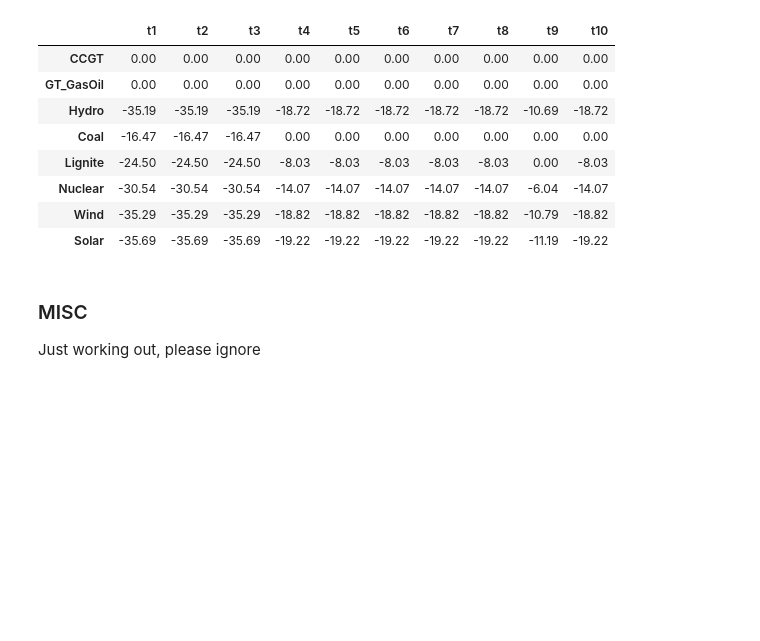
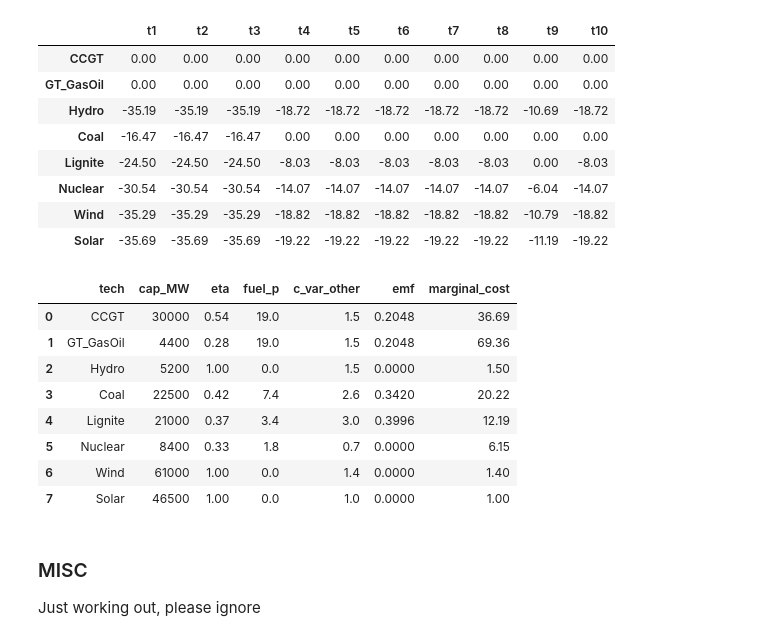
Before and after one commit to dh8sn8/Power-Plant-Dispatch, a Jupyter notebook: group_project.ipynb, the cells around one changed output. Saved outputs shown, nothing was run; the diff lists cells and outputs as text; code cells hidden in the pictures; blank space fills up the shorter version.

```diff
--- a/group_project.ipynb
+++ b/group_project.ipynb
@@ -269,6 +312,19 @@ dual_prices
 | Nuclear | -30.54 | -30.54 | -30.54 | -14.07 | -14.07 | -14.07 | -14.07 | -14.07 | -6.04 | -14.07 |
 | Wind | -35.29 | -35.29 | -35.29 | -18.82 | -18.82 | -18.82 | -18.82 | -18.82 | -10.79 | -18.82 |
 | Solar | -35.69 | -35.69 | -35.69 | -19.22 | -19.22 | -19.22 | -19.22 | -19.22 | -11.19 | -19.22 |
+# %%
+tech_data['marginal_cost'] = round(tech_data['fuel_p']/tech_data['eta']+tech_data['c_var_other'],2)
+tech_data
+# %% [output]
+|  | tech | cap_MW | eta | fuel_p | c_var_other | emf | marginal_cost |
+| 0 | CCGT | 30000 | 0.54 | 19.0 | 1.5 | 0.2048 | 36.69 |
+| 1 | GT_GasOil | 4400 | 0.28 | 19.0 | 1.5 | 0.2048 | 69.36 |
+| 2 | Hydro | 5200 | 1.00 | 0.0 | 1.5 | 0.0000 | 1.50 |
+| 3 | Coal | 22500 | 0.42 | 7.4 | 2.6 | 0.3420 | 20.22 |
+| 4 | Lignite | 21000 | 0.37 | 3.4 | 3.0 | 0.3996 | 12.19 |
+| 5 | Nuclear | 8400 | 0.33 | 1.8 | 0.7 | 0.0000 | 6.15 |
+| 6 | Wind | 61000 | 1.00 | 0.0 | 1.4 | 0.0000 | 1.40 |
+| 7 | Solar | 46500 | 1.00 | 0.0 | 1.0 | 0.0000 | 1.00 |
 # %% [markdown]
 ### MISC
 Just working out, please ignore
```
Also changed, not shown: parts of 15 cells of this notebook.
